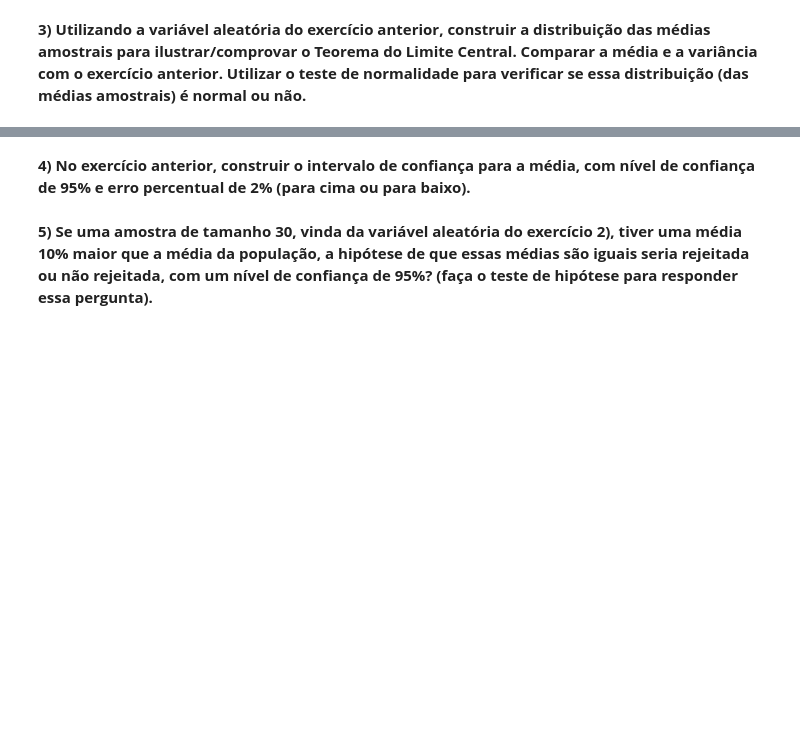
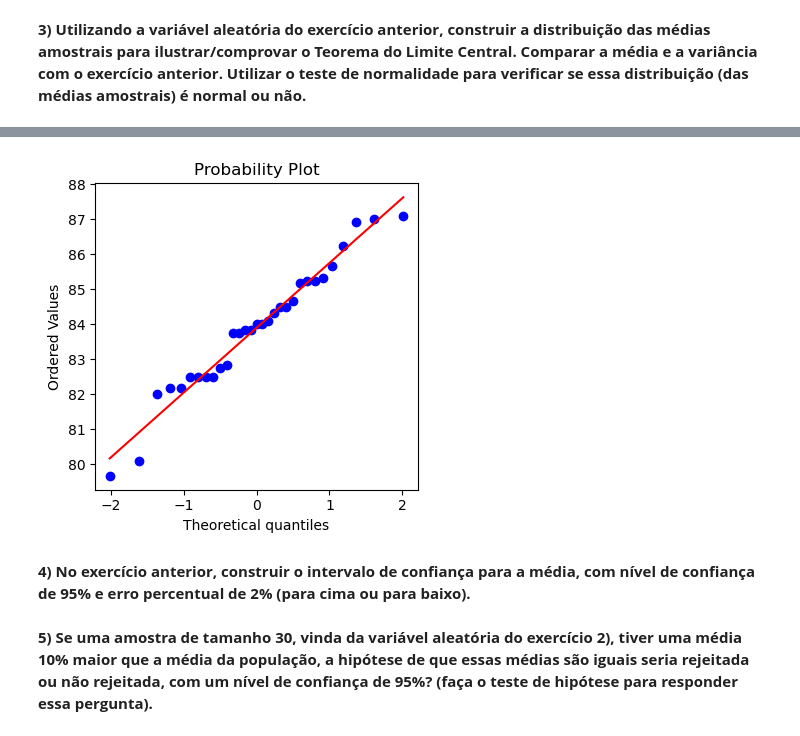
Before and after one commit to brunoopinheiro/ada-datascience-project-iv, a Jupyter notebook: Projeto_Estatística.ipynb, the cells around one changed output, grey strips where cells are left out. Drawn from its saved outputs; the diff is of its cells as text; code cells hidden in the pictures; blank space fills up the shorter version.

```diff
--- a/Projeto_Estatística.ipynb
+++ b/Projeto_Estatística.ipynb
@@ -235,3 +340,12 @@ stats.norm.cdf(1)
+# %%
+fig, ax = plt.subplots(figsize=(4, 4))
+
+stats.probplot(dataset['Total Cup Points'].sample(31), plot=ax)
+
+plt.tight_layout()
+plt.show()
+# %% [output]
+[figure, added]
 # %% [markdown]
 __4) No exercício anterior, construir o intervalo de confiança para a média, com nível de confiança de 95% e erro percentual de 2% (para cima ou para baixo).__
 # %% [markdown]
```
Also changed, not shown: parts of 19 cells of this notebook.
